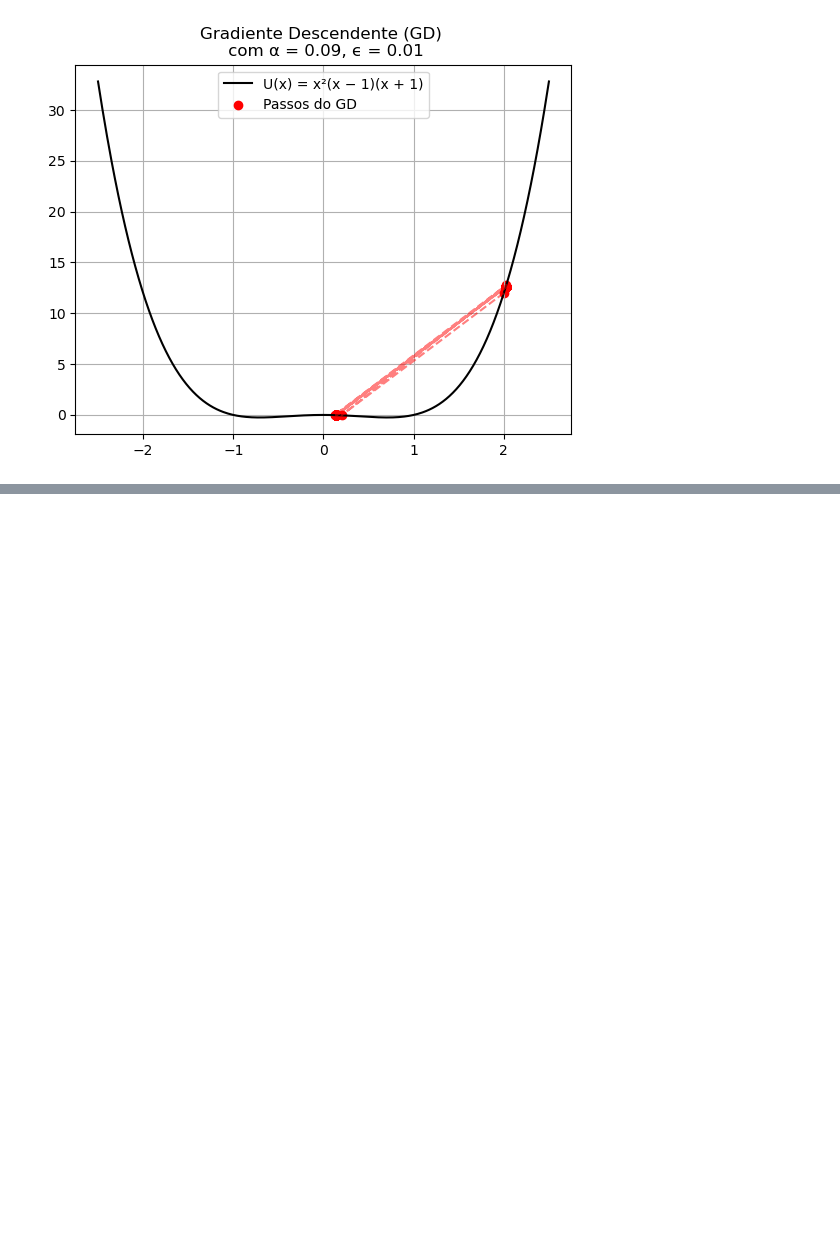
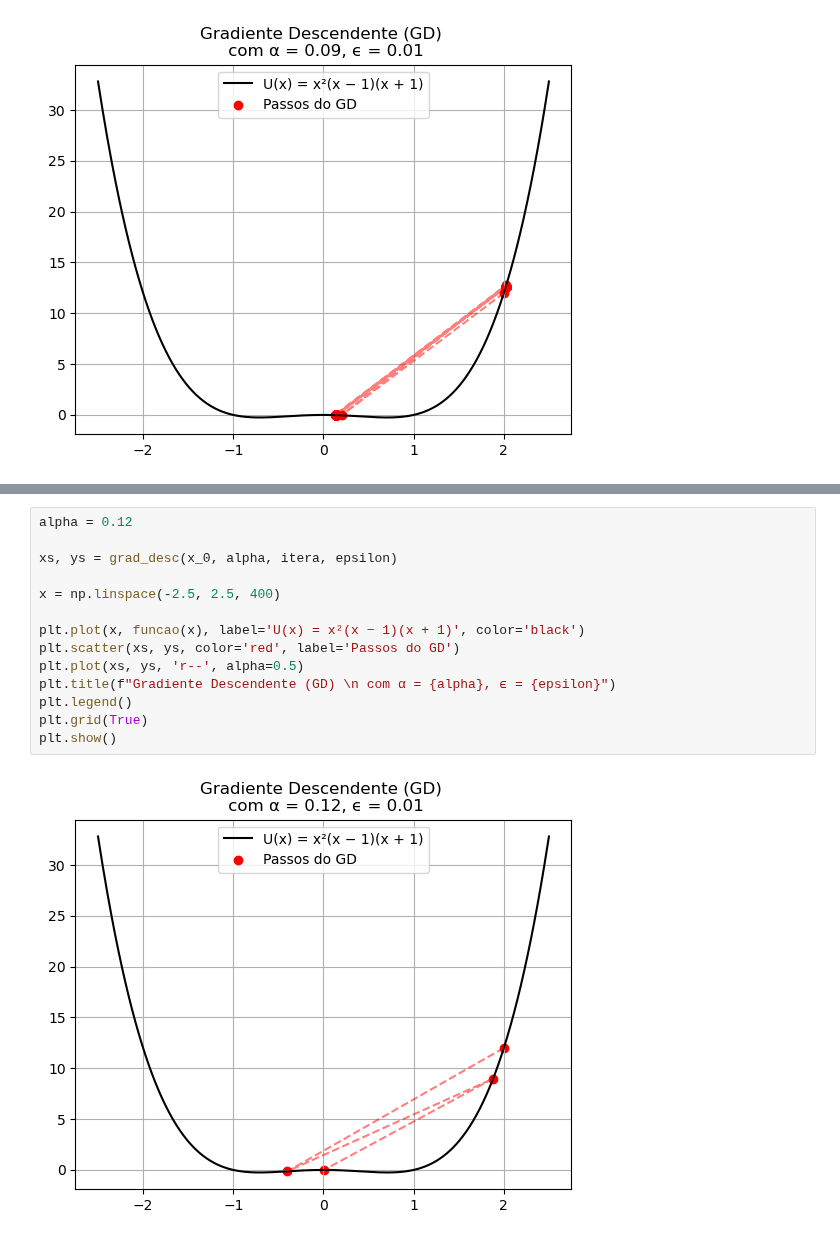
Before and after one commit to brunamendesfis/Computational_Physics, a Jupyter notebook: Redes_Neurais/Atividades/Exercício_02.ipynb, the cells around one changed output, grey strips where cells are left out. Cells and saved outputs as stored; diff of their text form; blank space fills up the shorter version.

```diff
--- a/Redes_Neurais/Atividades/Exercício_02.ipynb
+++ b/Redes_Neurais/Atividades/Exercício_02.ipynb
@@ -99,0 +100,16 @@ plt.show()
+# %%
+alpha = 0.12
+
+xs, ys = grad_desc(x_0, alpha, itera, epsilon)
+
+x = np.linspace(-2.5, 2.5, 400)
+
+plt.plot(x, funcao(x), label='U(x) = x²(x − 1)(x + 1)', color='black')
+plt.scatter(xs, ys, color='red', label='Passos do GD')
+plt.plot(xs, ys, 'r--', alpha=0.5)
+plt.title(f"Gradiente Descendente (GD) \n com α = {alpha}, ϵ = {epsilon}")
+plt.legend()
+plt.grid(True)
+plt.show()
+# %% [output]
+[figure, added]
```
Also changed, not shown: parts of 4 cells of this notebook, 3 other files.
